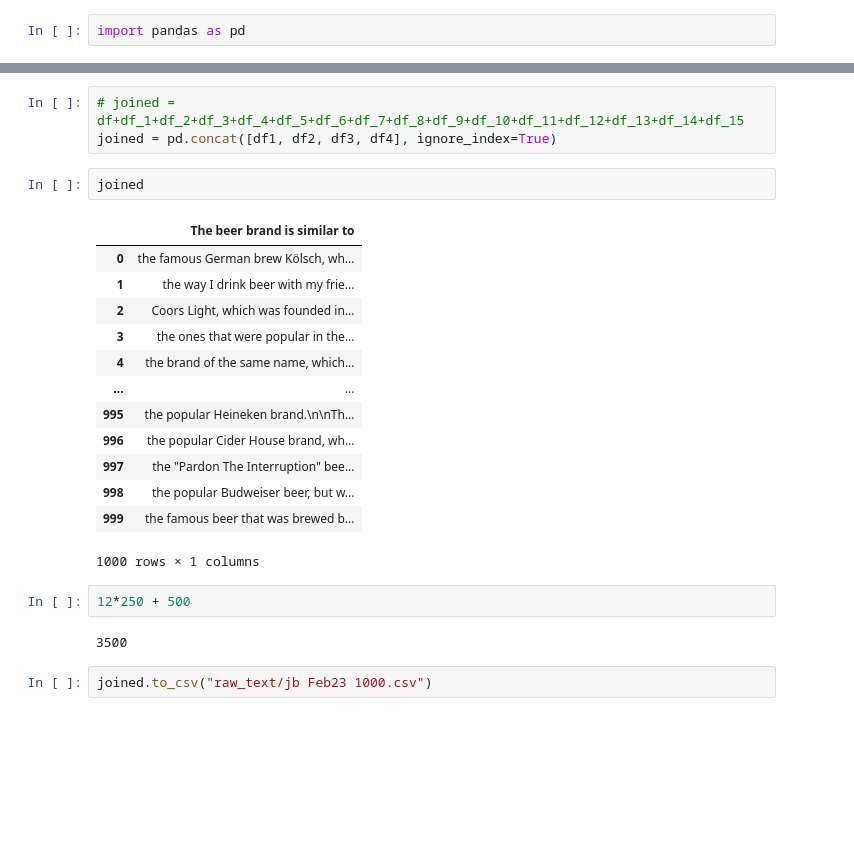
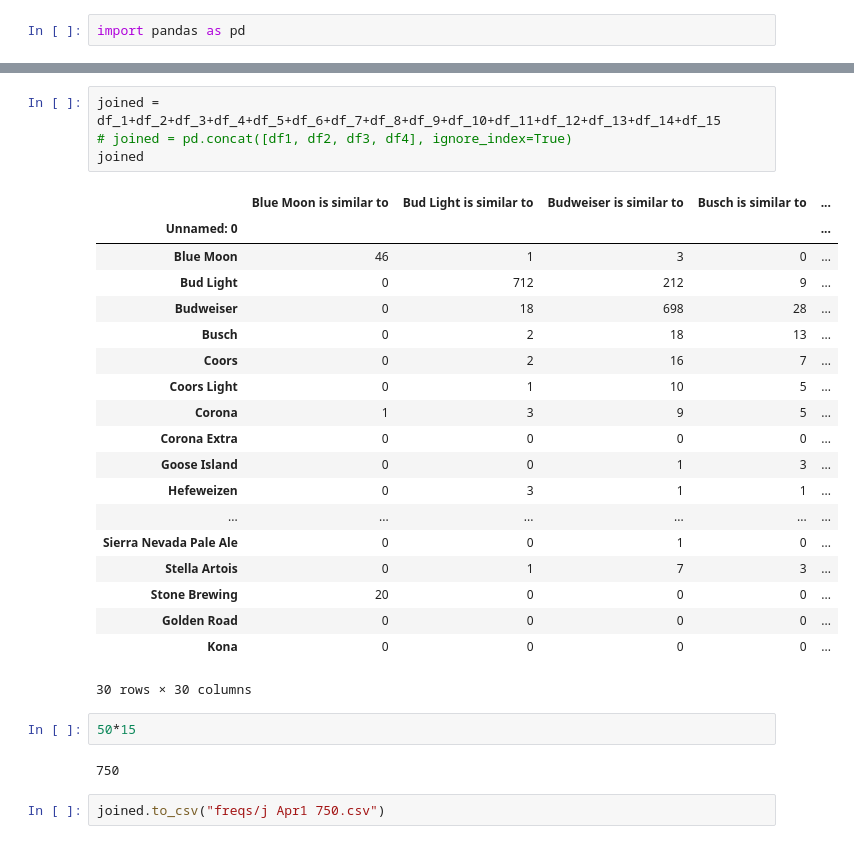
Before and after one commit to albtang/Katona-AI-Research, a Jupyter notebook: src/beer_data/Merger.ipynb, the cells around one changed output, grey strips where cells are left out. Drawn from its saved outputs; the diff is of its cells as text; blank space fills up the shorter version.

```diff
--- a/src/beer_data/Merger.ipynb
+++ b/src/beer_data/Merger.ipynb
@@ -42,25 +48,30 @@ df4
 # %%
-# joined = df+df_1+df_2+df_3+df_4+df_5+df_6+df_7+df_8+df_9+df_10+df_11+df_12+df_13+df_14+df_15
-joined = pd.concat([df1, df2, df3, df4], ignore_index=True)
+joined = df_1+df_2+df_3+df_4+df_5+df_6+df_7+df_8+df_9+df_10+df_11+df_12+df_13+df_14+df_15
+# joined = pd.concat([df1, df2, df3, df4], ignore_index=True)
+joined
+# %% [output]
+|  | Blue Moon is similar to | Bud Light is similar to | Budweiser is similar to | Busch is similar to | ... |
+| Unnamed: 0 |  |  |  |  | ... |
+| Blue Moon | 46 | 1 | 3 | 0 | ... |
+| Bud Light | 0 | 712 | 212 | 9 | ... |
+| Budweiser | 0 | 18 | 698 | 28 | ... |
+| Busch | 0 | 2 | 18 | 13 | ... |
+| Coors | 0 | 2 | 16 | 7 | ... |
+| Coors Light | 0 | 1 | 10 | 5 | ... |
+| Corona | 1 | 3 | 9 | 5 | ... |
+| Corona Extra | 0 | 0 | 0 | 0 | ... |
+| Goose Island | 0 | 0 | 1 | 3 | ... |
+| Hefeweizen | 0 | 3 | 1 | 1 | ... |
+| ... | ... | ... | ... | ... | ... |
+| Sierra Nevada Pale Ale | 0 | 0 | 1 | 0 | ... |
+| Stella Artois | 0 | 1 | 7 | 3 | ... |
+| Stone Brewing | 20 | 0 | 0 | 0 | ... |
+| Golden Road | 0 | 0 | 0 | 0 | ... |
+| Kona | 0 | 0 | 0 | 0 | ... |
+30 rows × 30 columns
-# %%
-joined
-# %% [output]
-|  | The beer brand is similar to |
-| 0 | the famous German brew Kölsch, wh... |
-| 1 | the way I drink beer with my frie... |
-| 2 | Coors Light, which was founded in... |
-| 3 | the ones that were popular in the... |
-| 4 | the brand of the same name, which... |
-| ... | ... |
-| 995 | the popular Heineken brand.\n\nTh... |
-| 996 | the popular Cider House brand, wh... |
-| 997 | the "Pardon The Interruption" bee... |
-| 998 | the popular Budweiser beer, but w... |
-| 999 | the famous beer that was brewed b... |
-1000 rows × 1 columns
-# %%
-12*250 + 500
-# %% [output]
-3500
-# %%
-joined.to_csv("raw_text/jb Feb23 1000.csv")
+# %%
+50*15
+# %% [output]
+750
+# %%
+joined.to_csv("freqs/j Apr1 750.csv")
```
Also changed, not shown: parts of 3 cells of this notebook, 1 other file.
